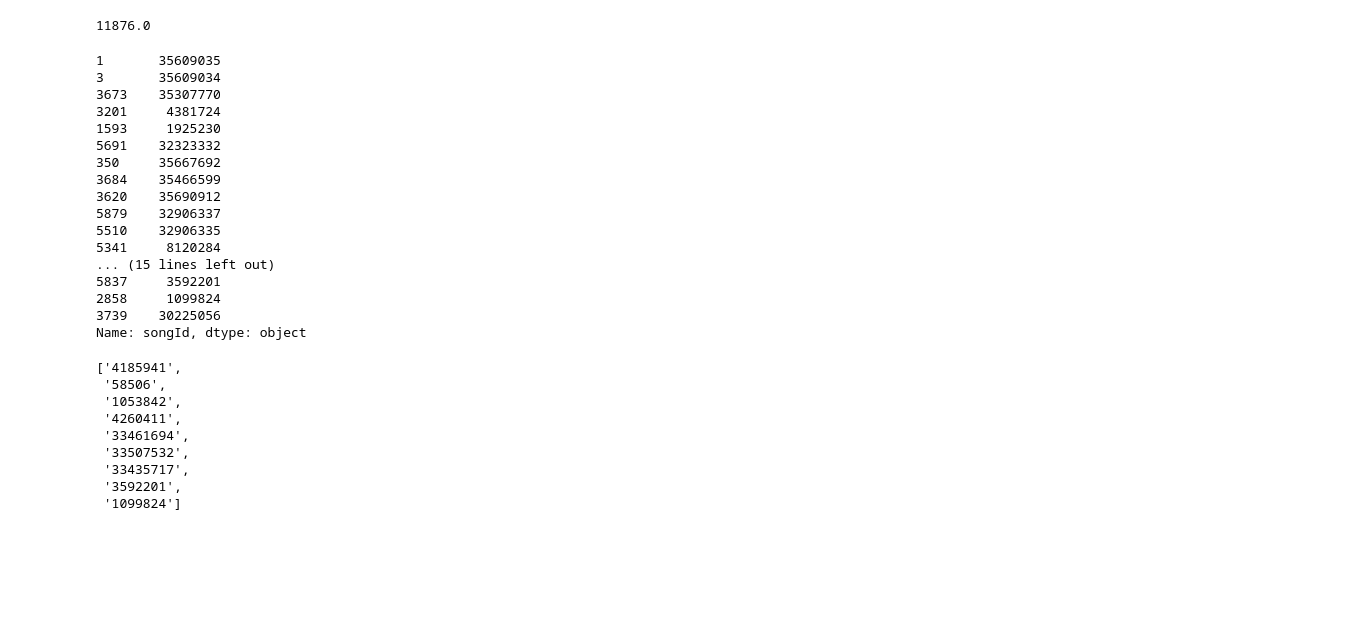
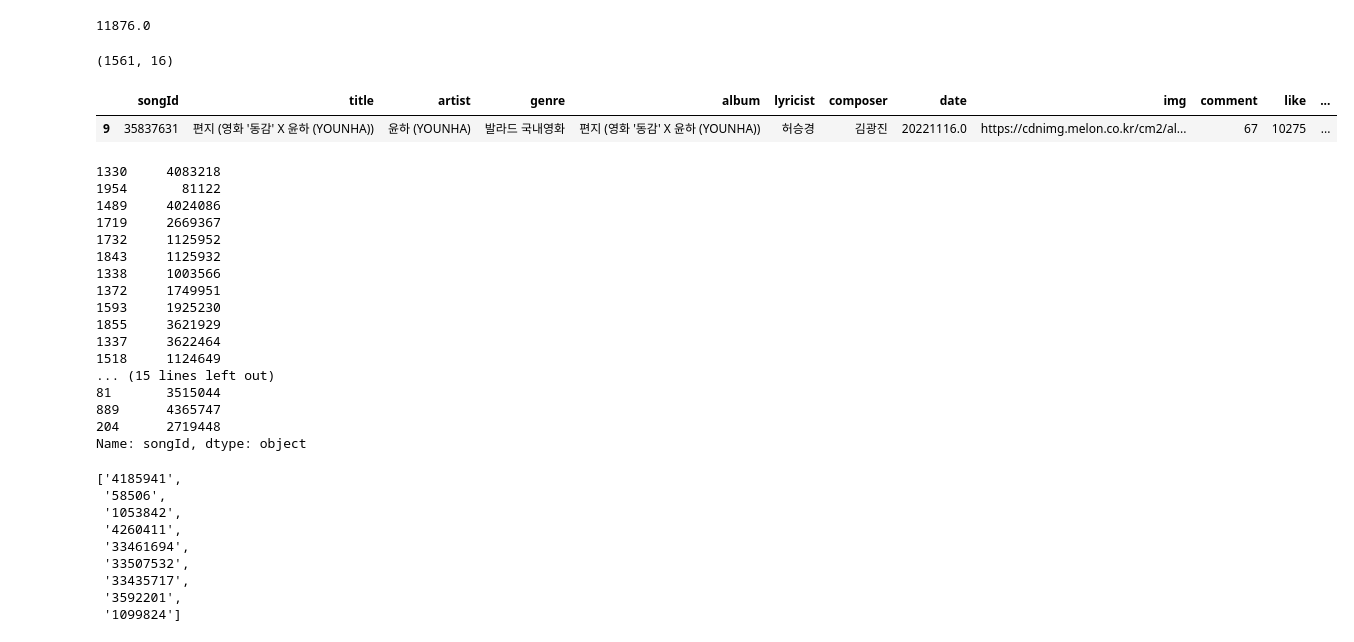
Before and after one commit to ssmpet/MachineLearning-Lecture-2023-5, a Jupyter notebook: 98.Project/컨텐츠기반추천.ipynb, the cells around one changed output. Cells and saved outputs as stored; diff of their text form; code cells hidden in the pictures; blank space fills up the shorter version.

```diff
--- a/98.Project/컨텐츠기반추천.ipynb
+++ b/98.Project/컨텐츠기반추천.ipynb
@@ -46,3 +46,12 @@ stop_words.extend('은 는 를 도 을 며 의 에 게 니 거 로 요 과 래
 # %%
 from konlpy.tag import Okt
 okt = Okt()
+# %%
+%%time
+reviews = []
+for review in df.lyric:
+    review = review.replace('\n', ' ')
+    morphs = okt.morphs(review, stem=True)
+    tmp = [word for word in morphs  if word not in stop_words]
+    reviews.append(' '.join(tmp))
+df['morphs'] = reviews
@@ -49,5 +66,5 @@ okt = Okt()
 # %%
-df['total'] = df.lyric + (' ' + df.title) + (' ' + df.artist) * 2 + (' ' + df.composer) * 2 + (' ' + df.lyricist) * 2 + (' ' + df.genre) * 2
+df['total'] = df.morphs + (' ' + df.title) + (' ' + df.artist) * 2 + (' ' + df.composer) * 2 + (' ' + df.lyricist) * 2 + (' ' + df.genre) * 2
 # %%
 df.set_index('songId', inplace=True)
 df.reset_index(inplace=True)
@@ -99,26 +120,31 @@ q2
 # %%
 # 25번째 백분위보다 크고 50번째 백분위보다 작은 songlist
 filtered_data = df[(df['comment_like_total'] >= q1) & (df['comment_like_total'] < q2)]
-filtered_data
+print(filtered_data.shape)
+filtered_data.head(1)
+# %% [output]
+(1561, 16)
+|  | songId | title | artist | genre | album | lyricist | composer | date | img | comment | like | ... |
+| 9 | 35837631 | 편지 (영화 '동감' X 윤하 (YOUNHA)) | 윤하 (YOUNHA) | 발라드 국내영화 | 편지 (영화 '동감' X 윤하 (YOUNHA)) | 허승경 | 김광진 | 20221116.0 | https://cdnimg.melon.co.kr/cm2/al... | 67 | 10275 | ... |
 # %%
-get_recommendation('35609035', cosine_sim)
+get_recommendation(find_songid, cosine_sim)
 # %% [output]
-1       35609035
-3       35609034
-3673    35307770
-3201     4381724
+1330     4083218
+1954       81122
+1489     4024086
+1719     2669367
+1732     1125952
+1843     1125932
+1338     1003566
+1372     1749951
 1593     1925230
-5691    32323332
-350     35667692
-3684    35466599
-3620    35690912
-5879    32906337
-5510    32906335
-5341     8120284
+1855     3621929
+1337     3622464
+1518     1124649
 ... (15 lines left out)
-5837     3592201
-2858     1099824
-3739    30225056
+81       3515044
+889      4365747
+204      2719448
 Name: songId, dtype: object
 # %%
 [i for i in a.values if i in filtered_data.songId.values]
```
Also changed, not shown: parts of 11 cells of this notebook, 2 other files.
